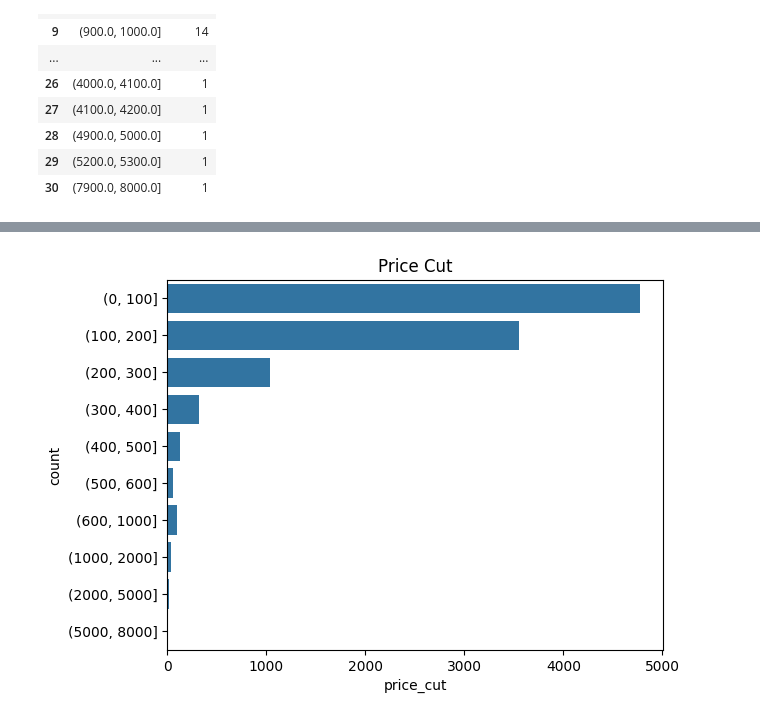
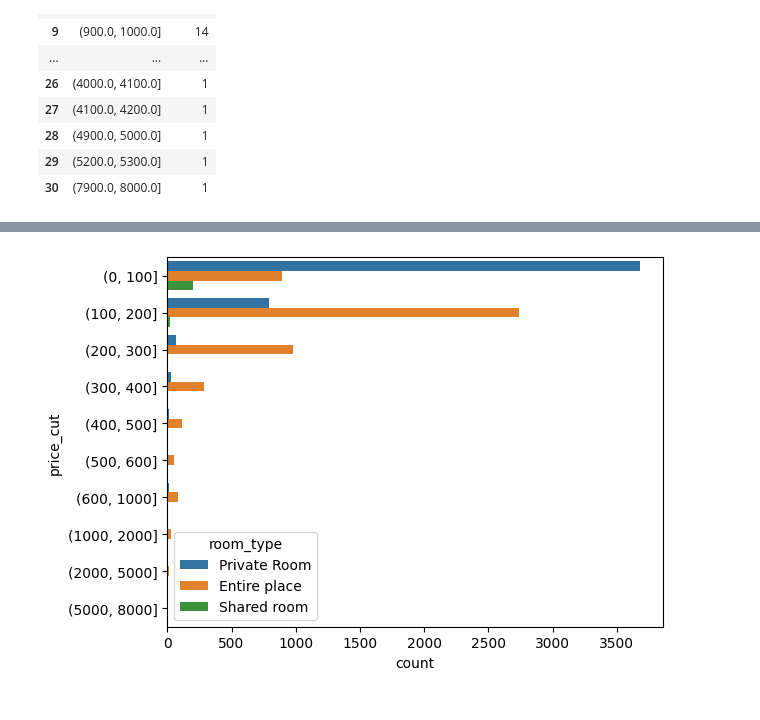
Before and after one commit to piotr18szymanski-jpg/Data_Analysis_Workshops, a Jupyter notebook: Cleaning_Data_in_Python_live_session.ipynb, the cells around one changed output, grey strips where cells are left out. Saved outputs shown, nothing was run; the diff lists cells and outputs as text; code cells hidden in the pictures.

```diff
--- a/Cleaning_Data_in_Python_live_session.ipynb
+++ b/Cleaning_Data_in_Python_live_session.ipynb
@@ -901,11 +888,7 @@ airbnb.head(20)
 # %%
 airbnb['price_cut'] = pd.cut(airbnb['price'], [0, 100, 200, 300, 400, 500, 600, 1000, 2000, 5000, 8000])
 airbnb['price_cut'].value_counts().reset_index(name='count')
-sns.countplot(data=airbnb, y='price_cut', hue='room_type', palette='Set2')
-plt.title('Price Cut')
-plt.xlabel('count')
-plt.ylabel('price_cut')
-plt.legend(title='room_type')
+sns.countplot(data=airbnb, y='price_cut', hue='room_type')
 plt.show()
 # %% [output]
-[figure, old version]
+[figure, new version]
```
Also changed, not shown: parts of 13 cells of this notebook, 2 other files.
